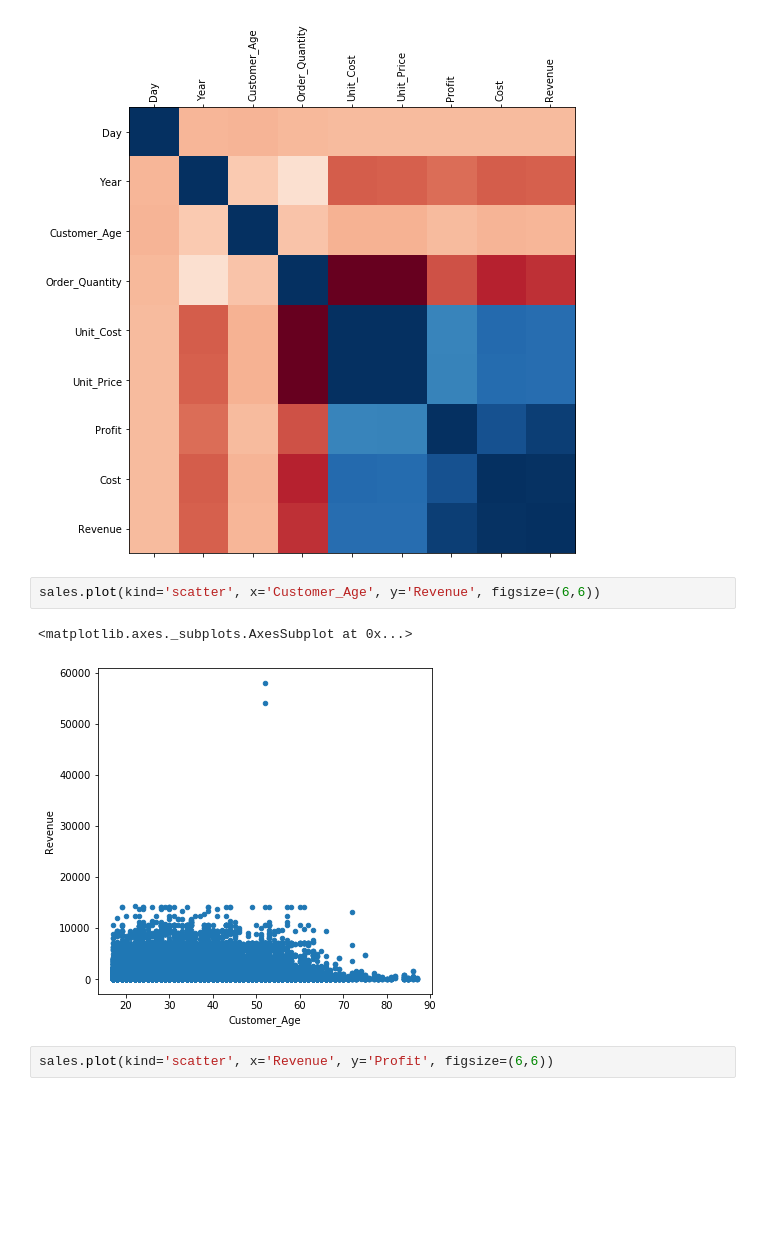
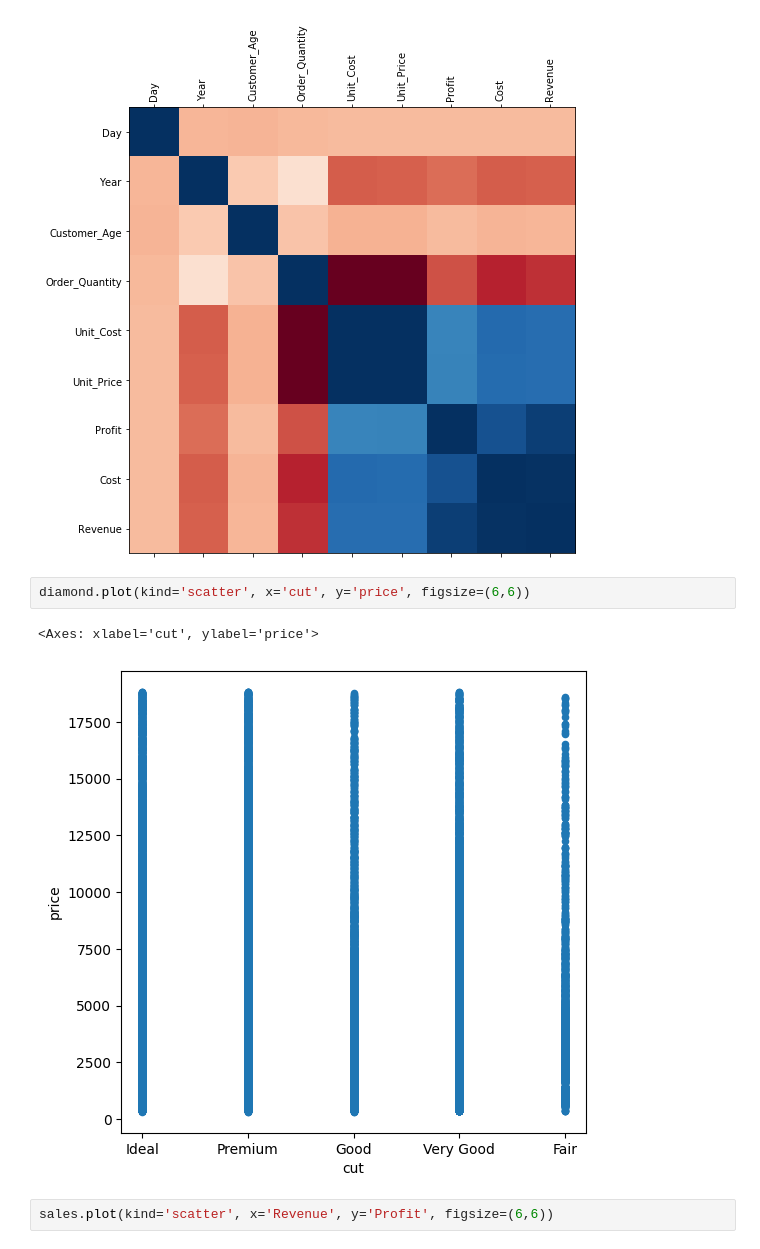
Before and after one commit to Ammar743/ML-Diamond, a Jupyter notebook: Clean_Data.ipynb, the cells around one changed output. Saved outputs shown, nothing was run; the diff lists cells and outputs as text; blank space fills up the shorter version.

```diff
--- a/Clean_Data.ipynb
+++ b/Clean_Data.ipynb
@@ -182,10 +185,10 @@ plt.yticks(range(len(corr.columns)), corr.columns);
 # %% [output]
 [figure]
 # %%
-sales.plot(kind='scatter', x='Customer_Age', y='Revenue', figsize=(6,6))
+diamond.plot(kind='scatter', x='cut', y='price', figsize=(6,6))
 # %% [output]
-<matplotlib.axes._subplots.AxesSubplot at 0x...>
+<Axes: xlabel='cut', ylabel='price'>
-[figure, old version]
+[figure, new version]
 # %%
 sales.plot(kind='scatter', x='Revenue', y='Profit', figsize=(6,6))
 # %% [output]
```
Also changed, not shown: parts of 18 cells of this notebook.
